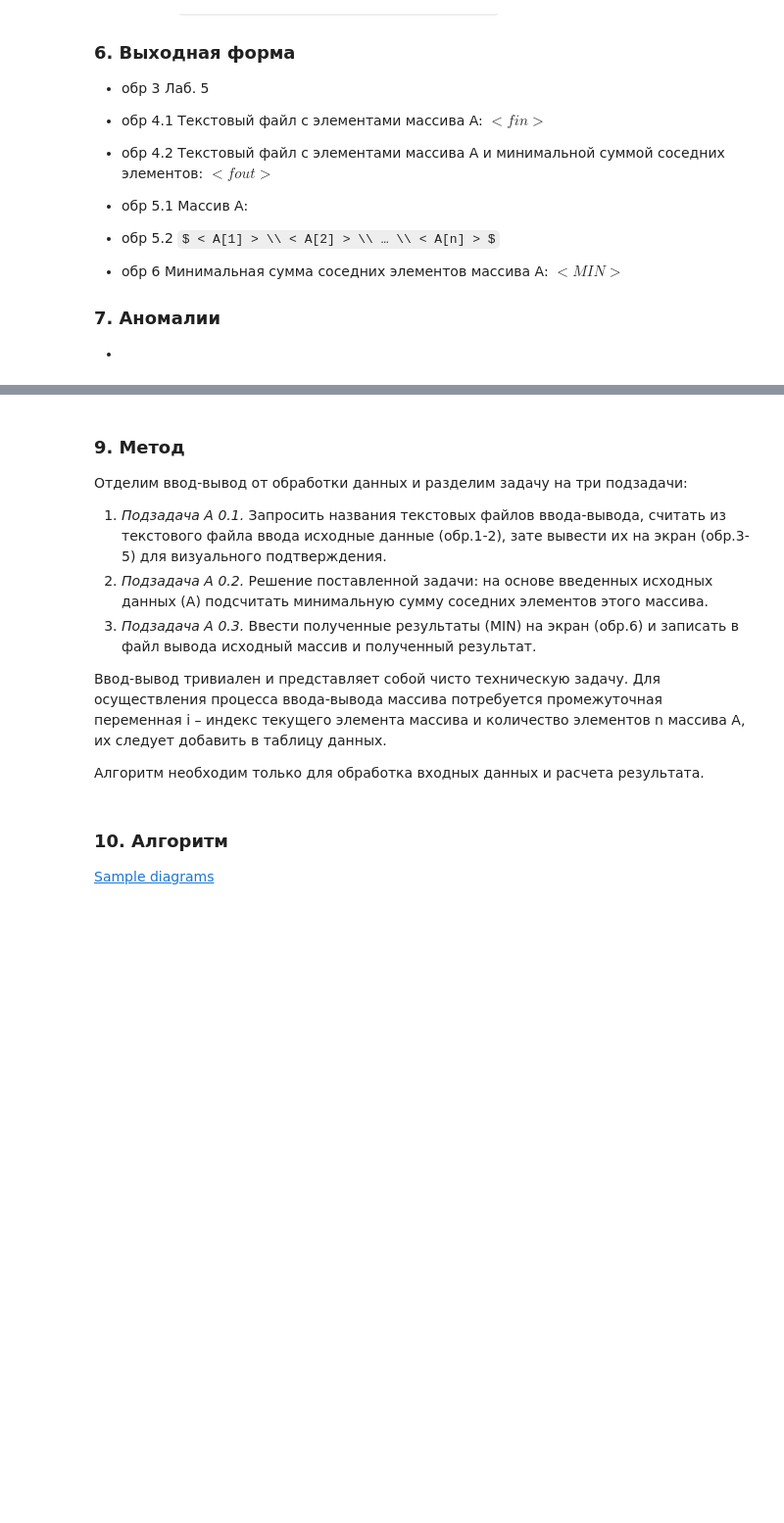
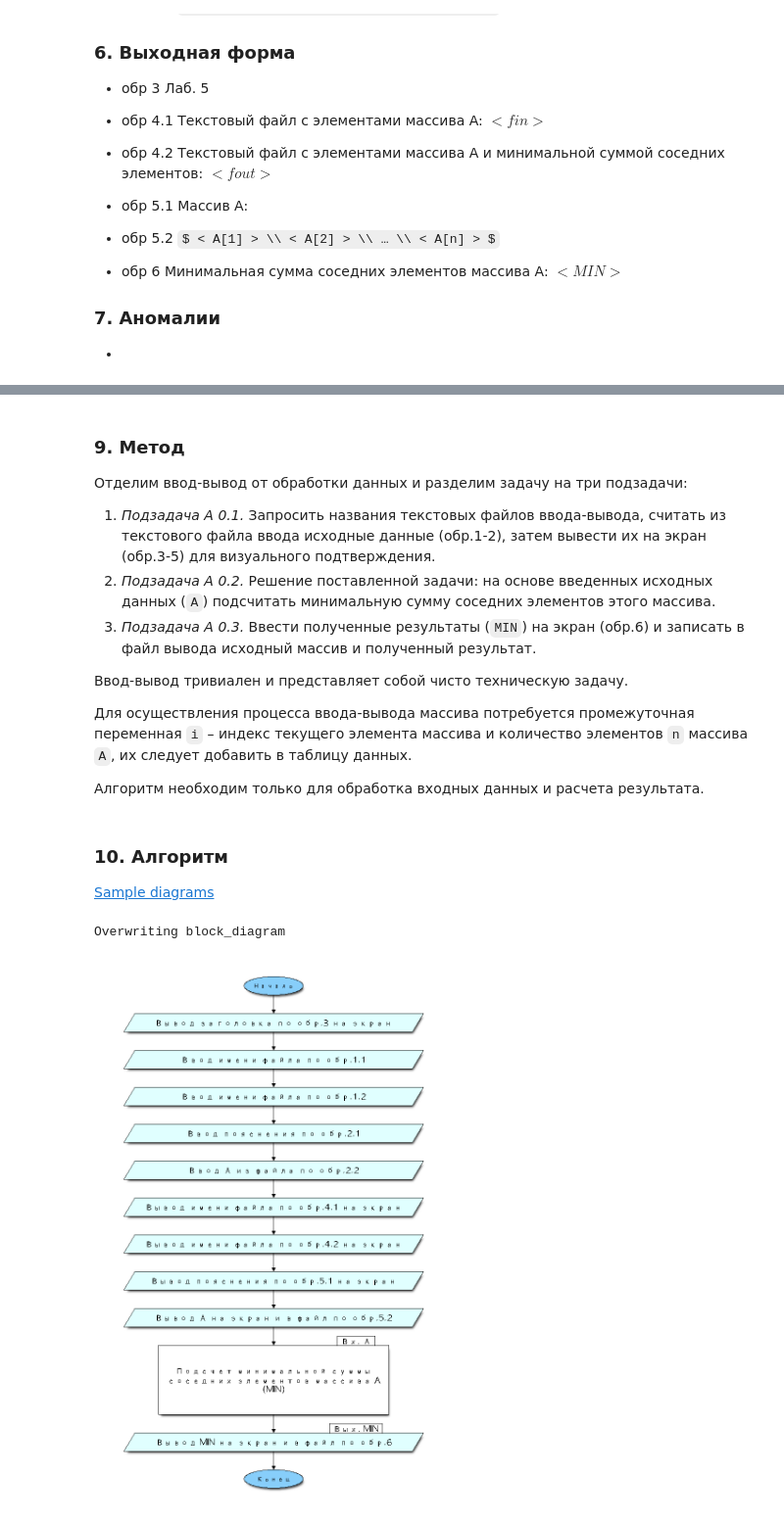
Before and after one commit to OlgaBelitskaya/math_20182019, a Jupyter notebook: program_lab5.ipynb, the cells around one changed output, grey strips where cells are left out. Shown at 98% size. Saved outputs shown, nothing was run; the diff lists cells and outputs as text; code cells hidden in the pictures; some formulas as TeX source; blank space fills up the shorter version.

```diff
--- a/program_lab5.ipynb
+++ b/program_lab5.ipynb
@@ -138,14 +168,50 @@ _! в Delphi выход из цикла с 1 до 20 с шагом +1 проис
 ### 9. Метод
 Отделим ввод-вывод от обработки данных и разделим задачу на три подзадачи:
 
-1.	_Подзадача А 0.1._ Запросить названия текстовых файлов ввода-вывода, считать из текстового файла ввода исходные данные (обр.1-2), зате вывести их на экран (обр.3-5) для визуального подтверждения.
-2.	_Подзадача А 0.2._ Решение поставленной задачи: на основе введенных исходных данных (A) подсчитать минимальную сумму соседних элементов этого массива.
-3.	_Подзадача А 0.3._ Ввести полученные результаты (MIN) на экран (обр.6) и записать в файл вывода исходный массив и полученный результат.
+1.	_Подзадача А 0.1._ Запросить названия текстовых файлов ввода-вывода, считать из текстового файла ввода исходные данные (обр.1-2), затем вывести их на экран (обр.3-5) для визуального подтверждения.
+2.	_Подзадача А 0.2._ Решение поставленной задачи: на основе введенных исходных данных (`A`) подсчитать минимальную сумму соседних элементов этого массива.
+3.	_Подзадача А 0.3._ Ввести полученные результаты (`MIN`) на экран (обр.6) и записать в файл вывода исходный массив и полученный результат.
 
-Ввод-вывод тривиален и представляет собой чисто техническую задачу. Для осуществления процесса ввода-вывода массива потребуется промежуточная переменная i – индекс текущего элемента массива и количество элементов n массива А, их следует добавить в таблицу данных.
+Ввод-вывод тривиален и представляет собой чисто техническую задачу.
+
+Для осуществления процесса ввода-вывода массива потребуется промежуточная переменная `i` – индекс текущего элемента массива и количество элементов `n` массива `А`, их следует добавить в таблицу данных.
 
 Алгоритм необходим только для обработка входных данных и расчета результата.
 # %% [markdown]
 ### 10. Алгоритм
 
 [Sample diagrams](http://blockdiag.com/en/blockdiag/examples.html#sample-diagrams)
+# %%
+%%file block_diagram
+
+blockdiag {
+    orientation = portrait;
+    class start_end [shape = ellipse, fontsize = 15, color = lightskyblue];
+    class input_out [shape = flowchart.input, fontsize = 18, width = 650, color = lightcyan];
+    class main_box [shape = box, width = 500, height = 150, fontsize = 18];
+
+    Начало ->
+    "Вывод заголовка по обр.3 на экран" ->
+    "Ввод имени файла по обр.1.1" -> "Ввод имени файла по обр.1.2" ->
+    "Ввод пояснения по обр.2.1" -> "Ввод А из файла по обр.2.2" ->
+    "Вывод имени файла по обр.4.1 на экран" -> "Вывод имени файла по обр.4.2 на экран" ->
+    "Вывод пояснения по обр.5.1 на экран" -> "Вывод А на экран и в файл по обр.5.2" ->
+    "Подсчет минимальной суммы \nсоседних элементов массива A \n(MIN)" ->
+    "Вывод MIN на экран и в файл по обр.6" ->
+    Конец;
+
+    Начало, Конец [class = "start_end"];
+    "Ввод имени файла по обр.1.1", "Ввод имени файла по обр.1.2" [class = "input_out"];
+    "Ввод пояснения по обр.2.1", "Ввод А из файла по обр.2.2" [class = "input_out"];
+    "Вывод имени файла по обр.4.1 на экран", "Вывод имени файла по обр.4.2 на экран" [class = "input_out"];
+    "Вывод пояснения по обр.5.1 на экран", "Вывод А на экран и в файл по обр.5.2" [class = "input_out"];
+    "Вывод заголовка по обр.3 на экран", "Вывод MIN на экран и в файл по обр.6" [class = "input_out"];
+    "Подсчет минимальной суммы \nсоседних элементов массива A \n(MIN)" [class = "main_box"];
+
+    "Вывод А на экран и в файл по обр.5.2" ->
+    "Подсчет минимальной суммы \nсоседних элементов массива A \n(MIN)" [label = 'Вх. А', fontsize = 18];
+    "Подсчет минимальной суммы \nсоседних элементов массива A \n(MIN)" ->
+    "Вывод MIN на экран и в файл по обр.6" [label = 'Вых. MIN', fontsize = 18];
+}
+# %% [output]
+Overwriting block_diagram
@@ -151,0 +220,5 @@ _! в Delphi выход из цикла с 1 до 20 с шагом +1 проис
+# %%
+from IPython.display import Image
+Image("block_diagram.png")
+# %% [output]
+[figure, added]
```
Also changed, not shown: parts of 15 cells of this notebook.
